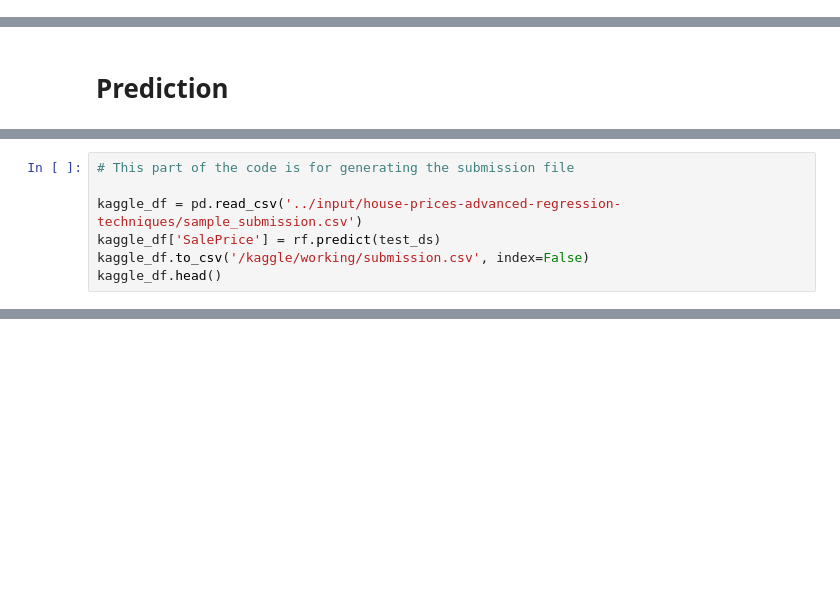
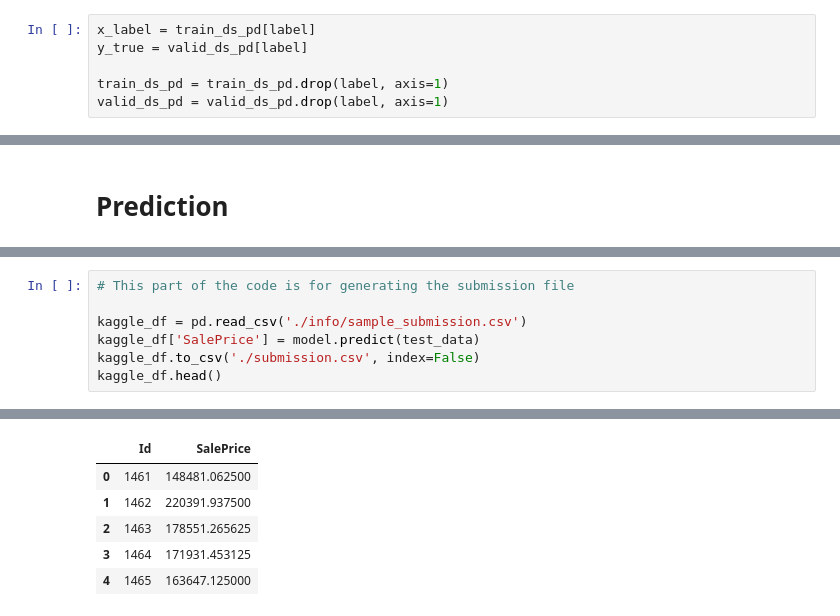
Before and after one commit to MBigaj/HousePricePrediction, a Jupyter notebook: house_prices.ipynb, the cells around one changed output, grey strips where cells are left out. Saved outputs shown, nothing was run; the diff lists cells and outputs as text; blank space fills up the shorter version.

```diff
--- a/house_prices.ipynb
+++ b/house_prices.ipynb
@@ -196,0 +223,6 @@ Model compiled.
+# %%
+x_label = train_ds_pd[label]
+y_true = valid_ds_pd[label]
+
+train_ds_pd = train_ds_pd.drop(label, axis=1)
+valid_ds_pd = valid_ds_pd.drop(label, axis=1)
@@ -232,8 +335,8 @@ output.head()
 # %%
 # This part of the code is for generating the submission file
 
-kaggle_df = pd.read_csv('../input/house-prices-advanced-regression-techniques/sample_submission.csv')
-kaggle_df['SalePrice'] = rf.predict(test_ds)
-kaggle_df.to_csv('/kaggle/working/submission.csv', index=False)
+kaggle_df = pd.read_csv('./info/sample_submission.csv')
+kaggle_df['SalePrice'] = model.predict(test_data)
+kaggle_df.to_csv('./submission.csv', index=False)
 kaggle_df.head()
 # %% [output]
@@ -240,0 +344,6 @@ FileNotFoundError: [Errno 2] No such file or directory: '../input/house-prices-a
+|  | Id | SalePrice |
+| 0 | 1461 | 148481.062500 |
+| 1 | 1462 | 220391.937500 |
+| 2 | 1463 | 178551.265625 |
+| 3 | 1464 | 171931.453125 |
+| 4 | 1465 | 163647.125000 |
```
Also changed, not shown: parts of 20 cells of this notebook, 2 other files.
